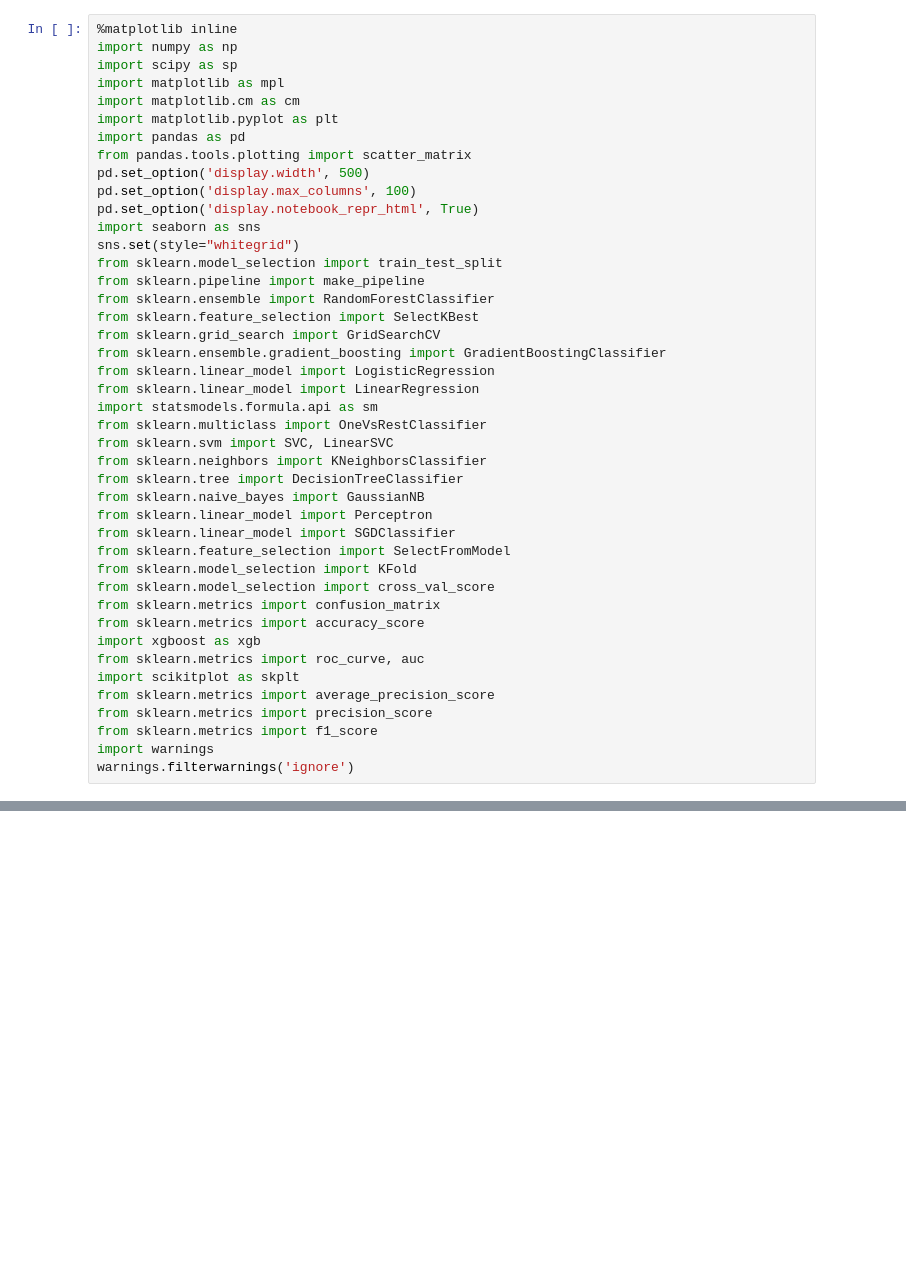
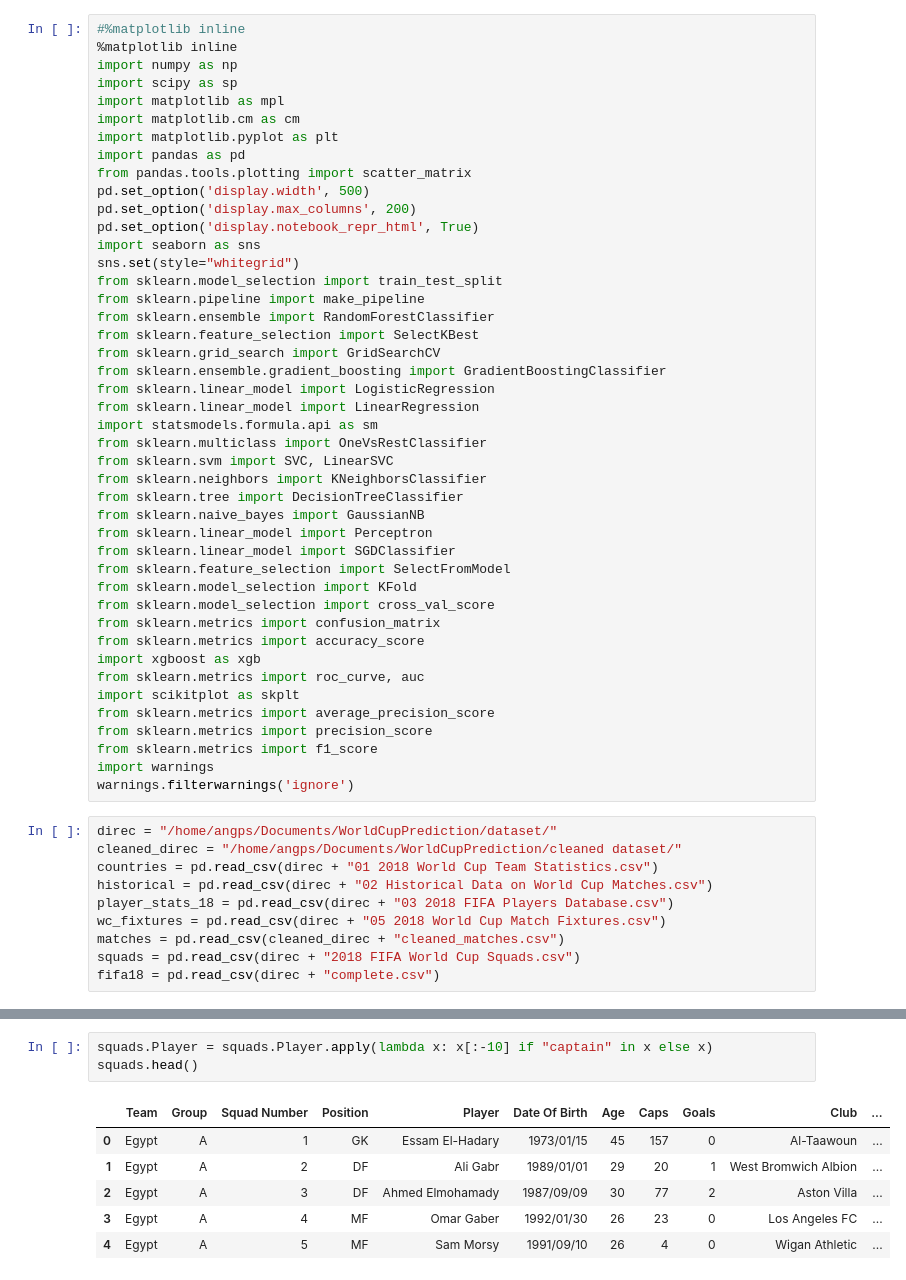
Before and after one commit to Angps1995/WorldCup2018Prediction, a Jupyter notebook: predict_using_player_stats.ipynb, the cells around one changed output, grey strips where cells are left out. Drawn from its saved outputs; the diff is of its cells as text; blank space fills up the shorter version.

```diff
--- a/predict_using_player_stats.ipynb
+++ b/predict_using_player_stats.ipynb
@@ -1,4 +1,5 @@
 # %%
+#%matplotlib inline
 %matplotlib inline
 import numpy as np
 import scipy as sp
@@ -8,7 +9,7 @@ import matplotlib.pyplot as plt
 import pandas as pd
 from pandas.tools.plotting import scatter_matrix
 pd.set_option('display.width', 500)
-pd.set_option('display.max_columns', 100)
+pd.set_option('display.max_columns', 200)
 pd.set_option('display.notebook_repr_html', True)
 import seaborn as sns
 sns.set(style="whitegrid")
@@ -41,3 +42,13 @@ from sklearn.metrics import precision_score
 from sklearn.metrics import f1_score
 import warnings
 warnings.filterwarnings('ignore')
+# %%
+direc = "/home/angps/Documents/WorldCupPrediction/dataset/"
+cleaned_direc = "/home/angps/Documents/WorldCupPrediction/cleaned dataset/"
+countries = pd.read_csv(direc + "01 2018 World Cup Team Statistics.csv")
+historical = pd.read_csv(direc + "02 Historical Data on World Cup Matches.csv")
+player_stats_18 = pd.read_csv(direc + "03 2018 FIFA Players Database.csv")
+wc_fixtures = pd.read_csv(direc + "05 2018 World Cup Match Fixtures.csv")
+matches = pd.read_csv(cleaned_direc + "cleaned_matches.csv")
+squads = pd.read_csv(direc + "2018 FIFA World Cup Squads.csv")
+fifa18 = pd.read_csv(direc + "complete.csv")
@@ -43,0 +65,10 @@ warnings.filterwarnings('ignore')
+# %%
+squads.Player = squads.Player.apply(lambda x: x[:-10] if "captain" in x else x)
+squads.head()
+# %% [output]
+|  | Team | Group | Squad Number | Position | Player | Date Of Birth | Age | Caps | Goals | Club | ... |
+| 0 | Egypt | A | 1 | GK | Essam El-Hadary | 1973/01/15 | 45 | 157 | 0 | Al-Taawoun | ... |
+| 1 | Egypt | A | 2 | DF | Ali Gabr | 1989/01/01 | 29 | 20 | 1 | West Bromwich Albion | ... |
+| 2 | Egypt | A | 3 | DF | Ahmed Elmohamady | 1987/09/09 | 30 | 77 | 2 | Aston Villa | ... |
+| 3 | Egypt | A | 4 | MF | Omar Gaber | 1992/01/30 | 26 | 23 | 0 | Los Angeles FC | ... |
+| 4 | Egypt | A | 5 | MF | Sam Morsy | 1991/09/10 | 26 | 4 | 0 | Wigan Athletic | ... |
```
Also changed, not shown: parts of 10 cells of this notebook, 6 other files.
